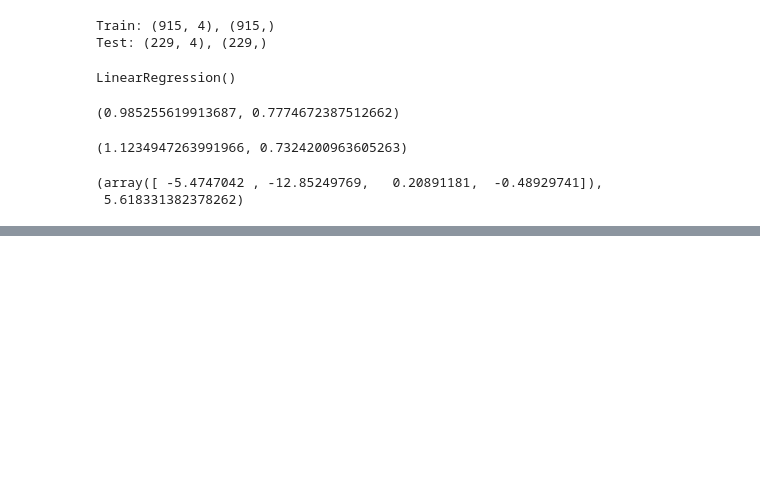
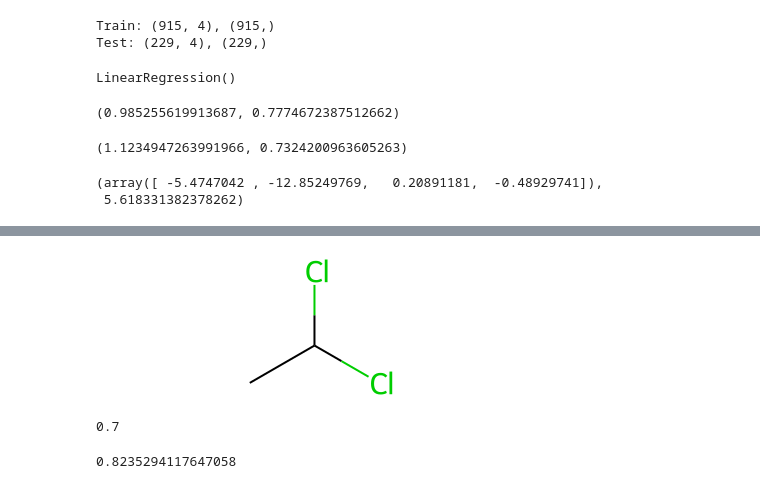
Before and after one commit to 2253shubham/Machine_Learning_personal_learning, a Jupyter notebook: learning_2_Delaney_dataset.ipynb, the cells around one changed output, grey strips where cells are left out. Cells and saved outputs as stored; diff of their text form; code cells hidden in the pictures; blank space fills up the shorter version.

```diff
--- a/learning_2_Delaney_dataset.ipynb
+++ b/learning_2_Delaney_dataset.ipynb
@@ -106,0 +164,8 @@ fig.show()
+# %%
+# Finding maximum commmon substructure (MCS)
+c = [mol[0], mol[1], mol[2]]
+mcs = rdFMCS.FindMCS(c)
+mcs_mol = Chem.MolFromSmarts(mcs.smartsString)
+mcs_mol
+# %% [output]
+[figure, added]
@@ -106,0 +176,8 @@ fig.show()
+# %%
+DataStructs.TanimotoSimilarity(fps[0], fps[1])
+# %% [output]
+0.7
+# %%
+DataStructs.DiceSimilarity(fps[0], fps[1])
+# %% [output]
+0.8235294117647058
```
Also changed, not shown: parts of 39 cells of this notebook.
